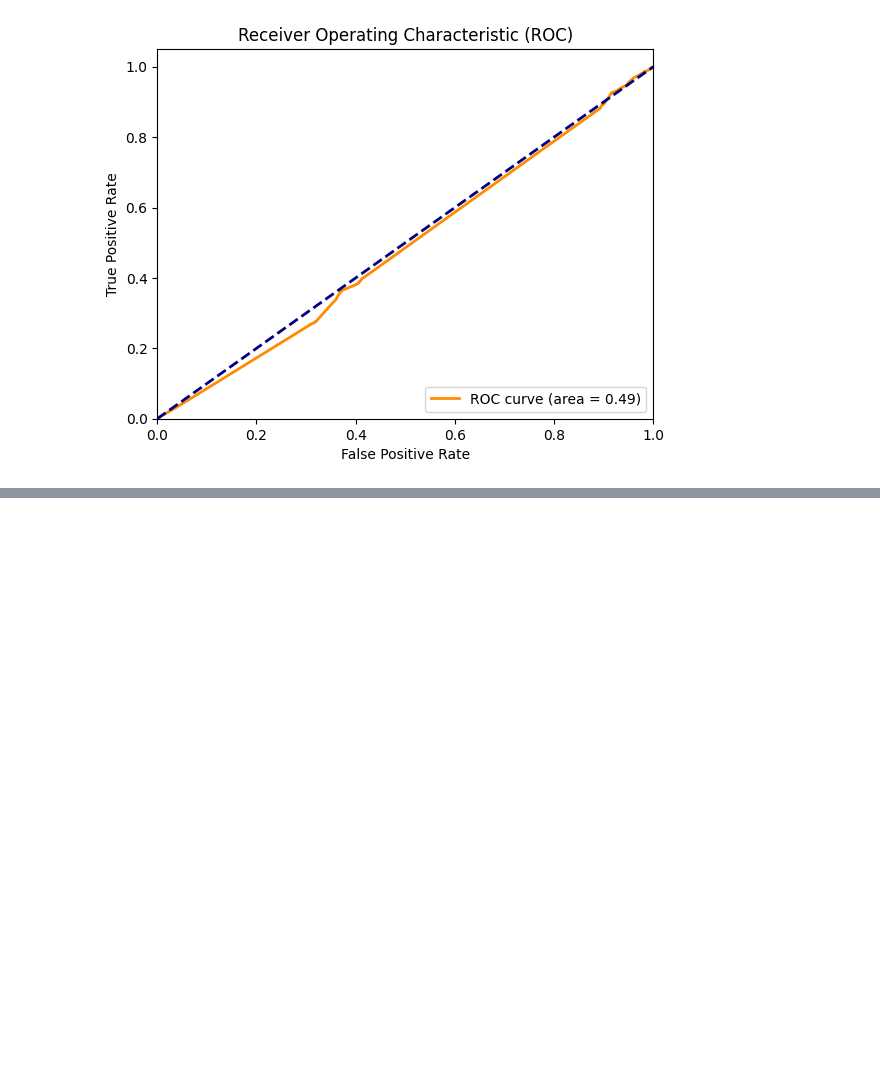
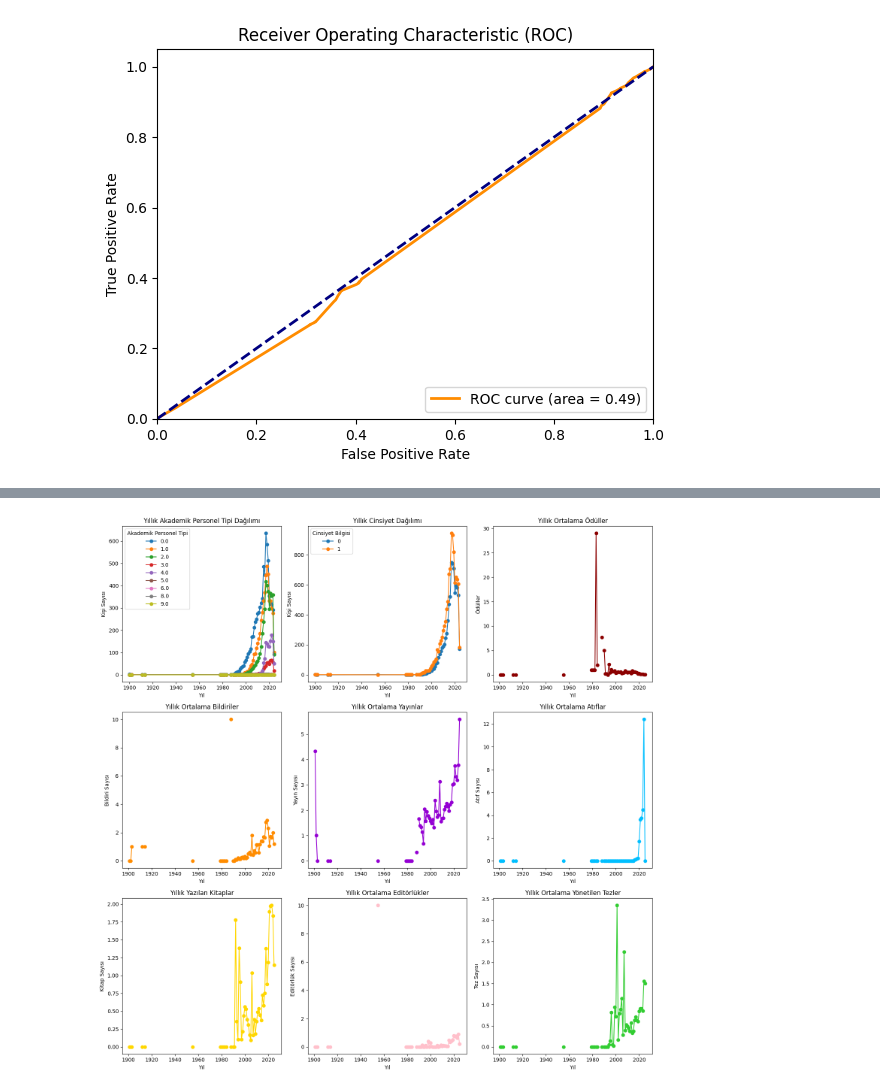
Before and after one commit to elifftop/Proje2, a Jupyter notebook: deneme.ipynb, the cells around one changed output, grey strips where cells are left out. Cells and saved outputs as stored; diff of their text form; code cells hidden in the pictures; blank space fills up the shorter version.

```diff
--- a/deneme.ipynb
+++ b/deneme.ipynb
@@ -1233,0 +1395,81 @@ plt.show()
+# %%
+# Yıl sütununu indeks olarak ayarlama
+df_year.set_index('Yıl(Güncellenmiş)', inplace=True)  # Yıl sütununu index olarak ayarlama
+# %%
+df_year.index = pd.to_datetime(df_year.index)
+# %%
+# Her yıl için ortalama başarı metriklerini hesaplama
+annual_metrics = df_year.resample('Y').mean()  # Yıllık ortalama hesaplama
+# %%
+# Akademik Personel Tipi ve Cinsiyet Bilgisi için yıllık frekans hesaplama
+personel_freq = df_year.groupby([df_year.index.year, 'Akademik Personel Tipi']).size().unstack().fillna(0)
+cinsiyet_freq = df_year.groupby([df_year.index.year, 'Cinsiyet Bilgisi']).size().unstack().fillna(0)
+# %%
+# Grafiklerin oluşturulması
+plt.figure(figsize=(15, 15))
+
+# Akademik personel tipi grafiği
+plt.subplot(3, 3, 1)
+personel_freq.plot(ax=plt.gca(), marker='o', linestyle='-', title='Yıllık Akademik Personel Tipi Dağılımı')
+plt.xlabel('Yıl')
+plt.ylabel('Kişi Sayısı')
+
+# Cinsiyet bilgisi grafiği
+plt.subplot(3, 3, 2)
+cinsiyet_freq.plot(ax=plt.gca(), marker='o', linestyle='-', title='Yıllık Cinsiyet Dağılımı')
+plt.xlabel('Yıl')
+plt.ylabel('Kişi Sayısı')
+
+# Ödüller grafiği
+plt.subplot(3, 3, 3)
+plt.plot(annual_metrics.index, annual_metrics['Ödüller'], marker='o', linestyle='-', color='darkred')
+plt.title('Yıllık Ortalama Ödüller')
+plt.xlabel('Yıl')
+plt.ylabel('Ödüller')
+
+# Bildiriler grafiği
+plt.subplot(3, 3, 4)
+plt.plot(annual_metrics.index, annual_metrics['Sunduğu bildiriler'], marker='o', linestyle='-', color='darkorange')
+plt.title('Yıllık Ortalama Bildiriler')
+plt.xlabel('Yıl')
+plt.ylabel('Bildiri Sayısı')
+
+# Yayınlar grafiği
+plt.subplot(3, 3, 5)
+plt.plot(annual_metrics.index, annual_metrics['Yayınlanmış makale'], marker='o', linestyle='-', color='darkviolet')
+plt.title('Yıllık Ortalama Yayınlar')
+plt.xlabel('Yıl')
+plt.ylabel('Yayın Sayısı')
+
+# Atıflar grafiği
+plt.subplot(3, 3, 6)
+plt.plot(annual_metrics.index, annual_metrics['Aldığı atıflar'], marker='o', linestyle='-', color='deepskyblue')
+plt.title('Yıllık Ortalama Atıflar')
+plt.xlabel('Yıl')
+plt.ylabel('Atıf Sayısı')
+
+# Kitaplar grafiği
+plt.subplot(3, 3, 7)
+plt.plot(annual_metrics.index, annual_metrics['Kitap yazımı'], marker='o', linestyle='-', color='gold')
+plt.title('Yıllık Yazılan Kitaplar')
+plt.xlabel('Yıl')
+plt.ylabel('Kitap Sayısı')
+
+# Editörlükler grafiği
+plt.subplot(3, 3, 8)
+plt.plot(annual_metrics.index, annual_metrics['Yaptığı editörlükler'], marker='o', linestyle='-', color='pink')
+plt.title('Yıllık Ortalama Editörlükler')
+plt.xlabel('Yıl')
+plt.ylabel('Editörlük Sayısı')
+
+# Tezler grafiği
+plt.subplot(3, 3, 9)
+plt.plot(annual_metrics.index, annual_metrics['Yönetilen tezler'], marker='o', linestyle='-', color='limegreen')
+plt.title('Yıllık Ortalama Yönetilen Tezler')
+plt.xlabel('Yıl')
+plt.ylabel('Tez Sayısı')
+
+plt.tight_layout()
+plt.show()
+# %% [output]
+[figure, added]
```
Also changed, not shown: parts of 22 cells of this notebook.
